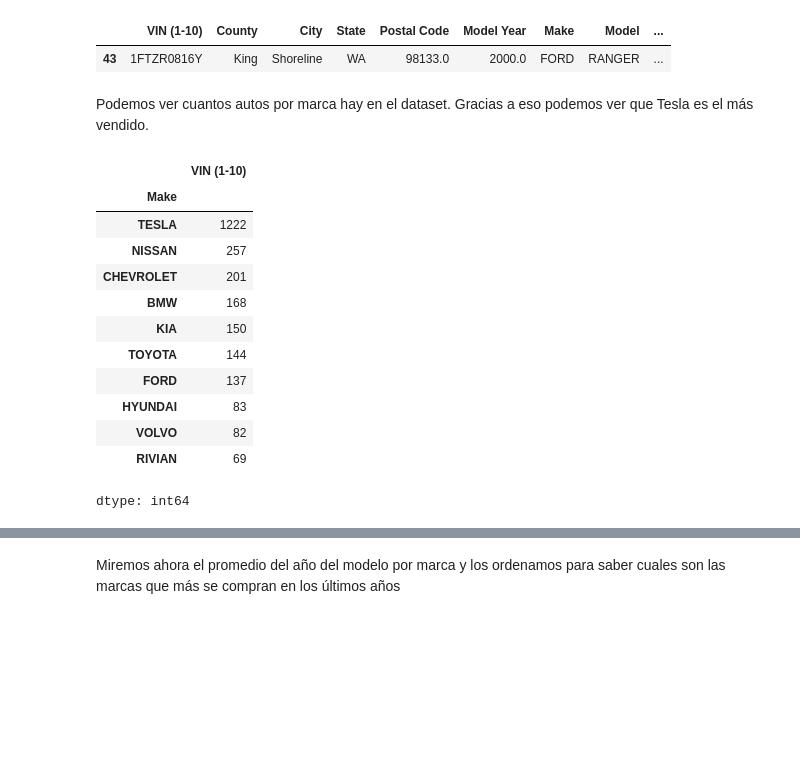
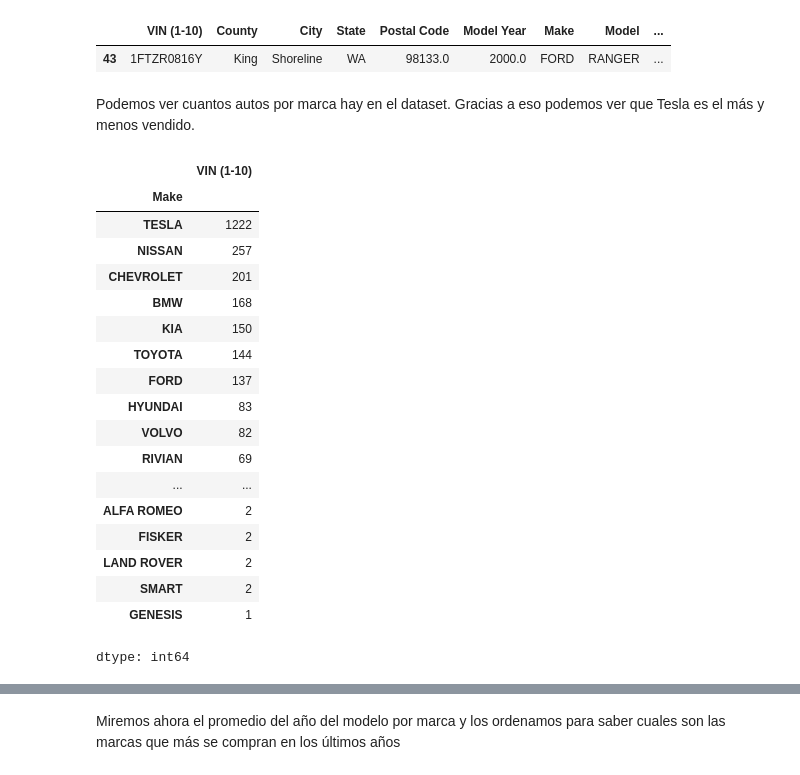
Before and after one commit to Tarde98/DataScienceI, a Jupyter notebook: dataSetTardella.ipynb, the cells around one changed output, grey strips where cells are left out. Saved outputs shown, nothing was run; the diff lists cells and outputs as text; code cells hidden in the pictures; blank space fills up the shorter version.

```diff
--- a/dataSetTardella.ipynb
+++ b/dataSetTardella.ipynb
@@ -95,21 +95,30 @@ auto_mas_antiguo.head()
 |  | VIN (1-10) | County | City | State | Postal Code | Model Year | Make | Model | ... |
 | 43 | 1FTZR0816Y | King | Shoreline | WA | 98133.0 | 2000.0 | FORD | RANGER | ... |
 # %% [markdown]
-Podemos ver cuantos autos por marca hay en el dataset. Gracias a eso podemos ver que Tesla es el más vendido.
+Podemos ver cuantos autos por marca hay en el dataset. Gracias a eso podemos ver que Tesla es el más y menos vendido.
-# %%
-auto_por_marca = df.groupby('Make')['VIN (1-10)'].count()
-auto_por_marca.sort_values( ascending=False).head(10) #Listo los primeros 10 más vendidos
-# %% [output]
-|  | VIN (1-10) |
-| Make |  |
-| TESLA | 1222 |
-| NISSAN | 257 |
-| CHEVROLET | 201 |
-| BMW | 168 |
-| KIA | 150 |
-| TOYOTA | 144 |
-| FORD | 137 |
-| HYUNDAI | 83 |
-| VOLVO | 82 |
-| RIVIAN | 69 |
-dtype: int64
+# %%
+auto_por_marca = df.groupby('Make')['VIN (1-10)'].count() #usamos groupby para agrupar por marca contando un valor unico como el VIN (Vehicle Identification Number)
+marcas_mas_vendidos = auto_por_marca.sort_values( ascending=False).head(10) #Guardo los primeros 10 más vendidos
+marcas_menos_vendidos = auto_por_marca.sort_values( ascending=False).tail(10) #Guardo los 10 nemos vendidos
+
+pd.concat([marcas_mas_vendidos, marcas_menos_vendidos]) #Los concateno para mostrar en un solo dataFrame que sirva de vistazo para la estadistica
+# %% [output]
+|  | VIN (1-10) |
+| Make |  |
+| TESLA | 1222 |
+| NISSAN | 257 |
+| CHEVROLET | 201 |
+| BMW | 168 |
+| KIA | 150 |
+| TOYOTA | 144 |
+| FORD | 137 |
+| HYUNDAI | 83 |
+| VOLVO | 82 |
+| RIVIAN | 69 |
+| ... | ... |
+| ALFA ROMEO | 2 |
+| FISKER | 2 |
+| LAND ROVER | 2 |
+| SMART | 2 |
+| GENESIS | 1 |
+dtype: int64
```
Also changed, not shown: parts of 3 cells of this notebook.
